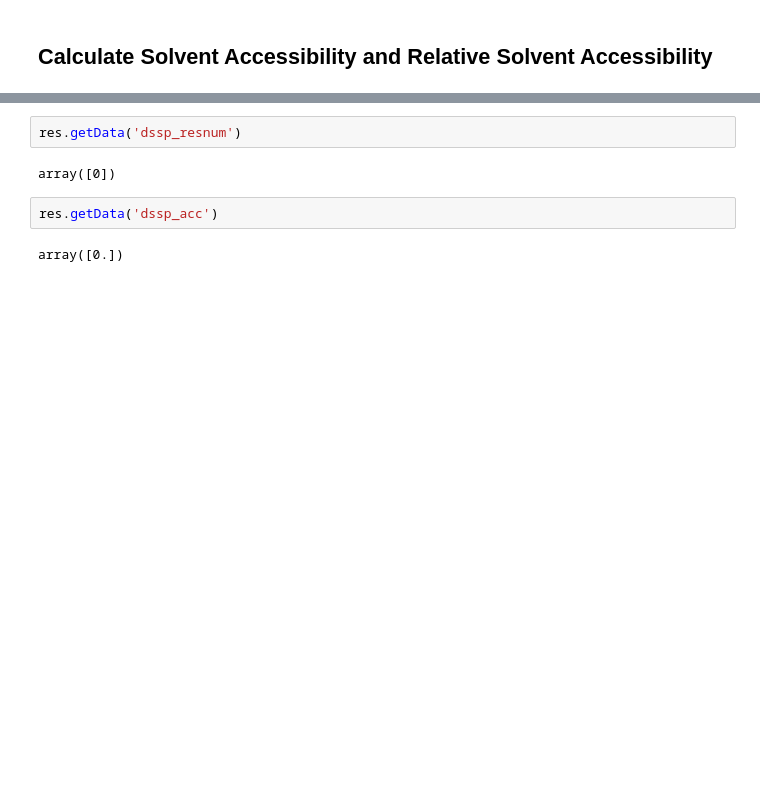
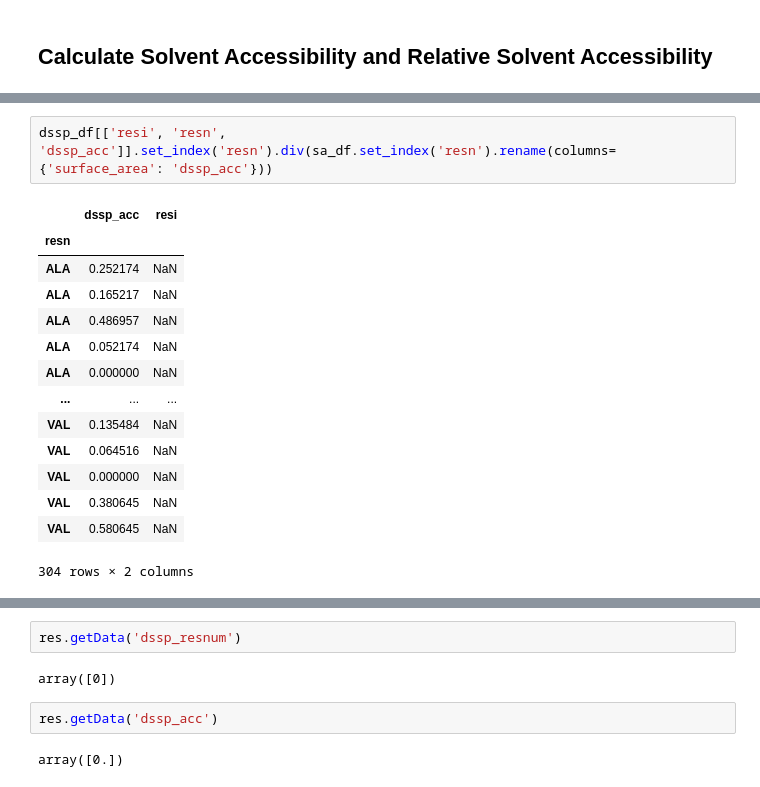
Before and after one commit to SWISS-MODEL/covid-19-Annotations-on-Structures, a Jupyter notebook: solvent_acc_annotations/DSSP_Demo.ipynb, the cells around one changed output, grey strips where cells are left out. Drawn from its saved outputs; the diff is of its cells as text; blank space fills up the shorter version.

```diff
--- a/solvent_acc_annotations/DSSP_Demo.ipynb
+++ b/solvent_acc_annotations/DSSP_Demo.ipynb
@@ -59,0 +129,17 @@ def gather_residue_dssp_data(atom_group):
+# %%
+dssp_df[['resi', 'resn', 'dssp_acc']].set_index('resn').div(sa_df.set_index('resn').rename(columns={'surface_area': 'dssp_acc'}))
+# %% [output]
+|  | dssp_acc | resi |
+| resn |  |  |
+| ALA | 0.252174 | NaN |
+| ALA | 0.165217 | NaN |
+| ALA | 0.486957 | NaN |
+| ALA | 0.052174 | NaN |
+| ALA | 0.000000 | NaN |
+| ... | ... | ... |
+| VAL | 0.135484 | NaN |
+| VAL | 0.064516 | NaN |
+| VAL | 0.000000 | NaN |
+| VAL | 0.380645 | NaN |
+| VAL | 0.580645 | NaN |
+304 rows × 2 columns
```
Also changed, not shown: parts of 6 cells of this notebook.
